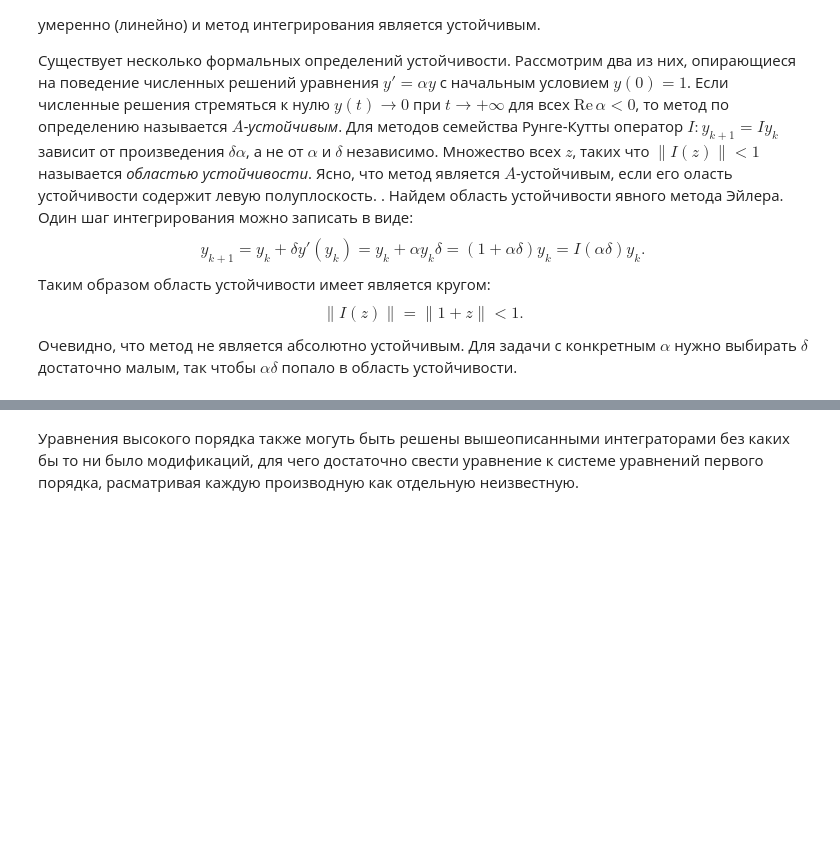
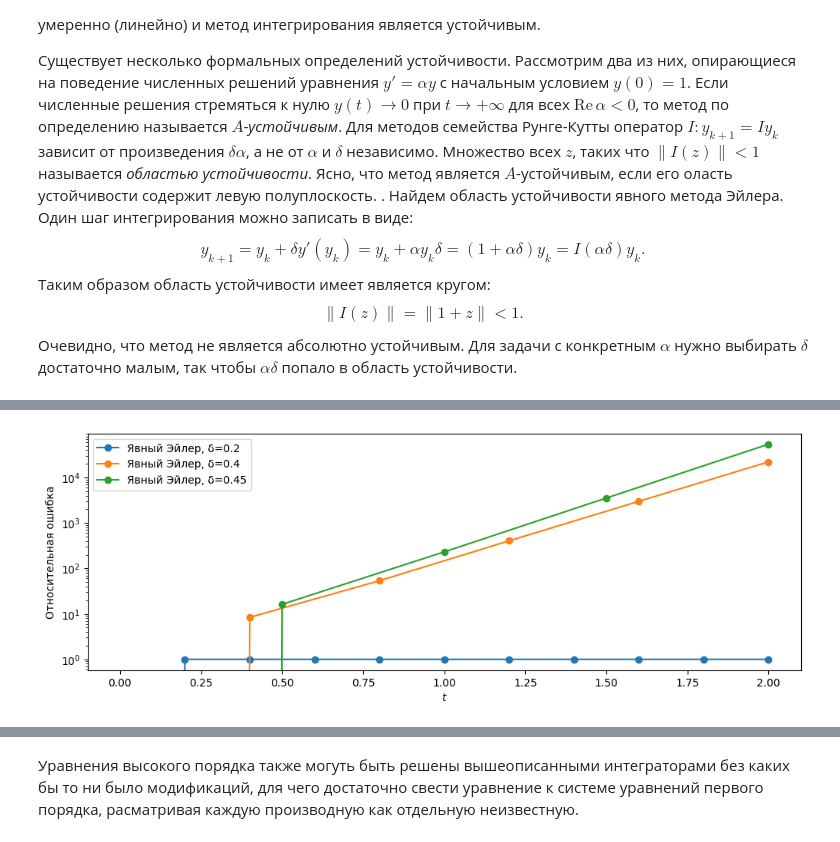
Before and after one commit to dyed-eye/numerical-methods, a Jupyter notebook: 7. Integrators.ipynb, the cells around one changed output, grey strips where cells are left out. Cells and saved outputs as stored; diff of their text form; code cells hidden in the pictures; blank space fills up the shorter version.

```diff
--- a/7. Integrators.ipynb
+++ b/7. Integrators.ipynb
@@ -935,0 +982,13 @@ $$y'(t)=cos(y(t)),\quad y(0)=1.$$
+# %%
+deltas_explicit = [0.2, 0.4, 0.45]
+plt.figure(figsize=(12, 4))
+for delta in deltas_explicit:
+    t, y_num = solve_ode(T, delta, f, y0, EulerIntegrator)
+    error = np.abs(y_num - exact_solution(t)) / np.abs(exact_solution(t))
+    plt.semilogy(t, error, 'o-', label=f"Явный Эйлер, δ={delta}")
+plt.xlabel("$t$")
+plt.ylabel("Относительная ошибка")
+plt.legend()
+plt.show()
+# %% [output]
+[figure, added]
```
Also changed, not shown: parts of 20 cells of this notebook.
